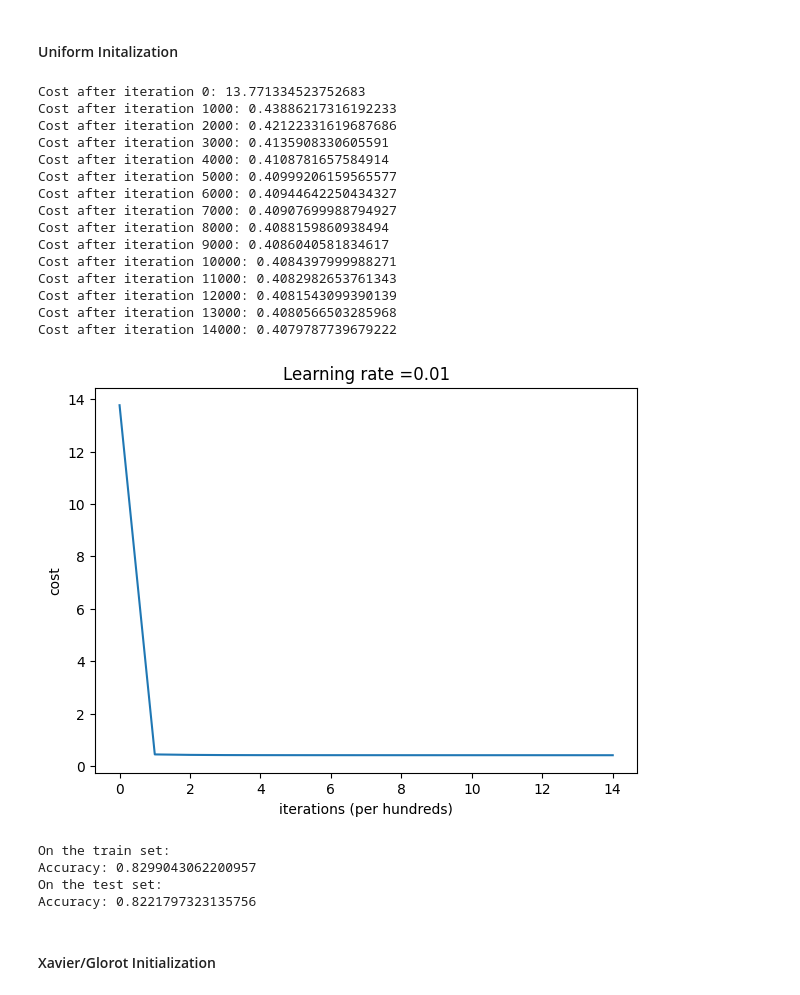
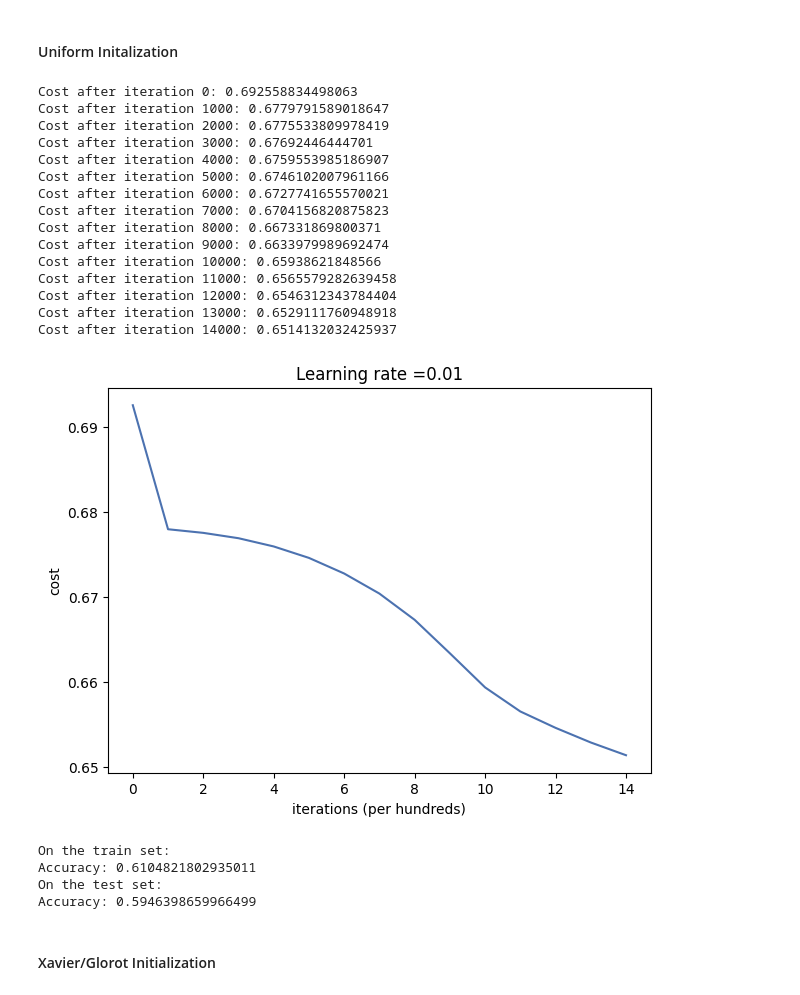
Before and after one commit to mahoangnhatphi/mle501, a Jupyter notebook: MLE501_Assignment.ipynb, the cells around one changed output. Drawn from its saved outputs; the diff is of its cells as text; code cells hidden in the pictures.

```diff
--- a/MLE501_Assignment.ipynb
+++ b/MLE501_Assignment.ipynb
@@ -231,4 +214,0 @@ data
-# %%
-# Getting rid of Categorical Features
-data = data.drop(['released','colour','sex','employed','citizen'], axis=1)
-data
@@ -248,0 +215,3 @@ data
+# %%
+data.columns = data.columns.str.upper().str.replace(" ","_")
+data["CLASS"] = data["CLASS"].map({'Employable': 1, 'LessEmployable': 0})
@@ -303,7 +353,7 @@ from sklearn.preprocessing import LabelEncoder
 le = LabelEncoder()
 for i in data.columns:
     if data[i].dtypes == 'object':
-        data[i] = le.fit_transform(data[i])
+        data[i] = le.fit_transform(data[i].astype(str))
 # %%
 data.head()
 # %% [output]
@@ -350,8 +403,8 @@ data
 # %%
 # Independent Variables are stored in X
 # Dependent Variable is stored in y
-X = data.drop(['released_binary', 'year'],axis=1)
-y = data.released_binary
+X = data.drop(['CLASS'],axis=1)
+y = data['CLASS']
 # %%
 X.head()
 # %% [output]
@@ -695,32 +780,32 @@ def initialize_parameters_uniform(layer_dims):
 
     return parameters
 # %%
-parameters = initialization_model(train_X, train_Y, initialization = "he")
+parameters = initialization_model(train_X, train_Y, initialization = "uniform")
 print ("On the train set:")
 predictions_train = util.predict(train_X, train_Y, parameters)
 print ("On the test set:")
 predictions_test = util.predict(test_X, test_Y, parameters)
 # %% [output]
-Cost after iteration 0: 13.771334523752683
-Cost after iteration 1000: 0.43886217316192233
-Cost after iteration 2000: 0.42122331619687686
-Cost after iteration 3000: 0.4135908330605591
-Cost after iteration 4000: 0.4108781657584914
-Cost after iteration 5000: 0.40999206159565577
-Cost after iteration 6000: 0.40944642250434327
-Cost after iteration 7000: 0.40907699988794927
-Cost after iteration 8000: 0.4088159860938494
-Cost after iteration 9000: 0.4086040581834617
-Cost after iteration 10000: 0.4084397999988271
-Cost after iteration 11000: 0.4082982653761343
-Cost after iteration 12000: 0.4081543099390139
-Cost after iteration 13000: 0.4080566503285968
-Cost after iteration 14000: 0.4079787739679222
+Cost after iteration 0: 0.692558834498063
+Cost after iteration 1000: 0.6779791589018647
+Cost after iteration 2000: 0.6775533809978419
+Cost after iteration 3000: 0.67692446444701
+Cost after iteration 4000: 0.6759553985186907
+Cost after iteration 5000: 0.6746102007961166
+Cost after iteration 6000: 0.6727741655570021
+Cost after iteration 7000: 0.6704156820875823
+Cost after iteration 8000: 0.667331869800371
+Cost after iteration 9000: 0.6633979989692474
+Cost after iteration 10000: 0.65938621848566
+Cost after iteration 11000: 0.6565579282639458
+Cost after iteration 12000: 0.6546312343784404
+Cost after iteration 13000: 0.6529111760948918
+Cost after iteration 14000: 0.6514132032425937
-[figure, old version]
+[figure, new version]
 On the train set:
-Accuracy: 0.8299043062200957
+Accuracy: 0.6104821802935011
 On the test set:
-Accuracy: 0.8221797323135756
+Accuracy: 0.5946398659966499
 # %% [markdown]
 #### Xavier/Glorot Initialization
 # %%
```
Also changed, not shown: parts of 71 cells of this notebook.
